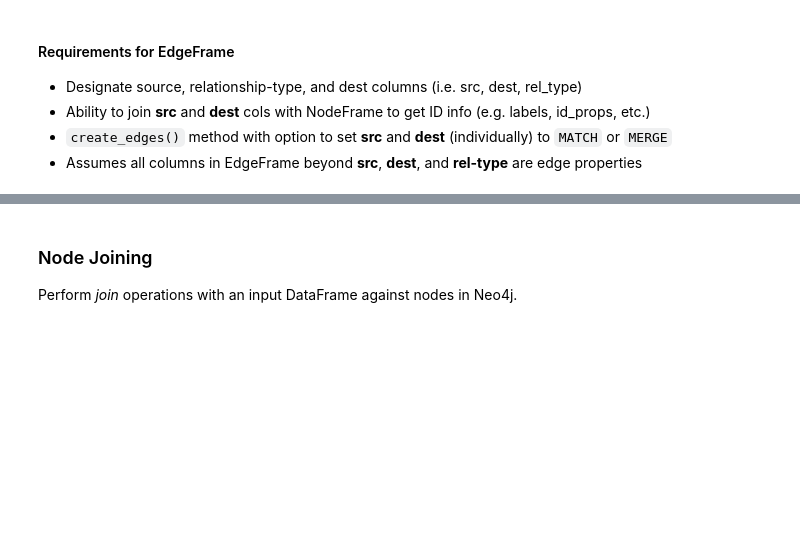
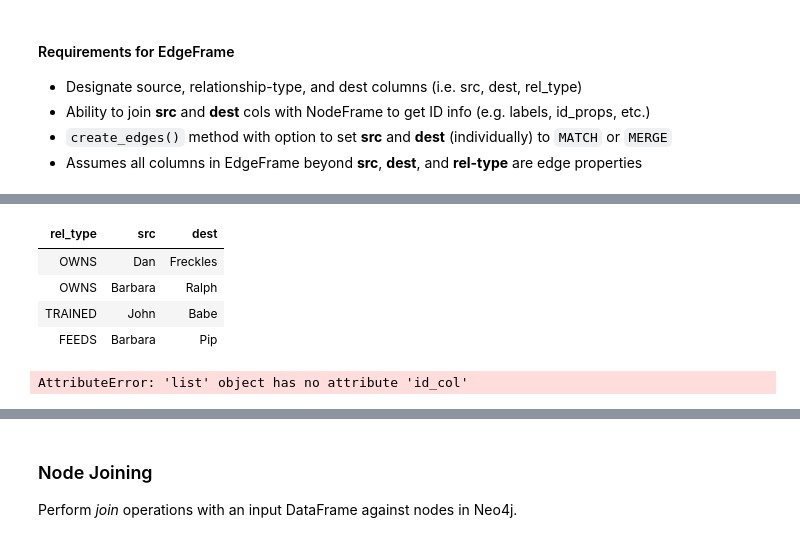
Before and after one commit to cldixon/neonpandas, a Jupyter notebook: NeonPandas-Dev.ipynb, the cells around one changed output, grey strips where cells are left out. Cells and saved outputs as stored; diff of their text form; code cells hidden in the pictures; blank space fills up the shorter version.

```diff
--- a/NeonPandas-Dev.ipynb
+++ b/NeonPandas-Dev.ipynb
@@ -88,0 +163,14 @@ edges
+# %%
+pet_owner_edges = npd.EdgeFrame(pet_owner_data, rel_col='rel_type')
+pet_owner_edges.show()
+# %% [output]
+| rel_type | src | dest |
+| OWNS | Dan | Freckles |
+| OWNS | Barbara | Ralph |
+| TRAINED | John | Babe |
+| FEEDS | Barbara | Pip |
+# %%
+test = enrich_edgeframe(pet_owner_edges, nodes=[pets, owners], src_default='Owner', dest_default='Pet')
+test
+# %% [output]
+AttributeError: 'list' object has no attribute 'id_col'
```
Also changed, not shown: parts of 38 cells of this notebook, 5 other files.
